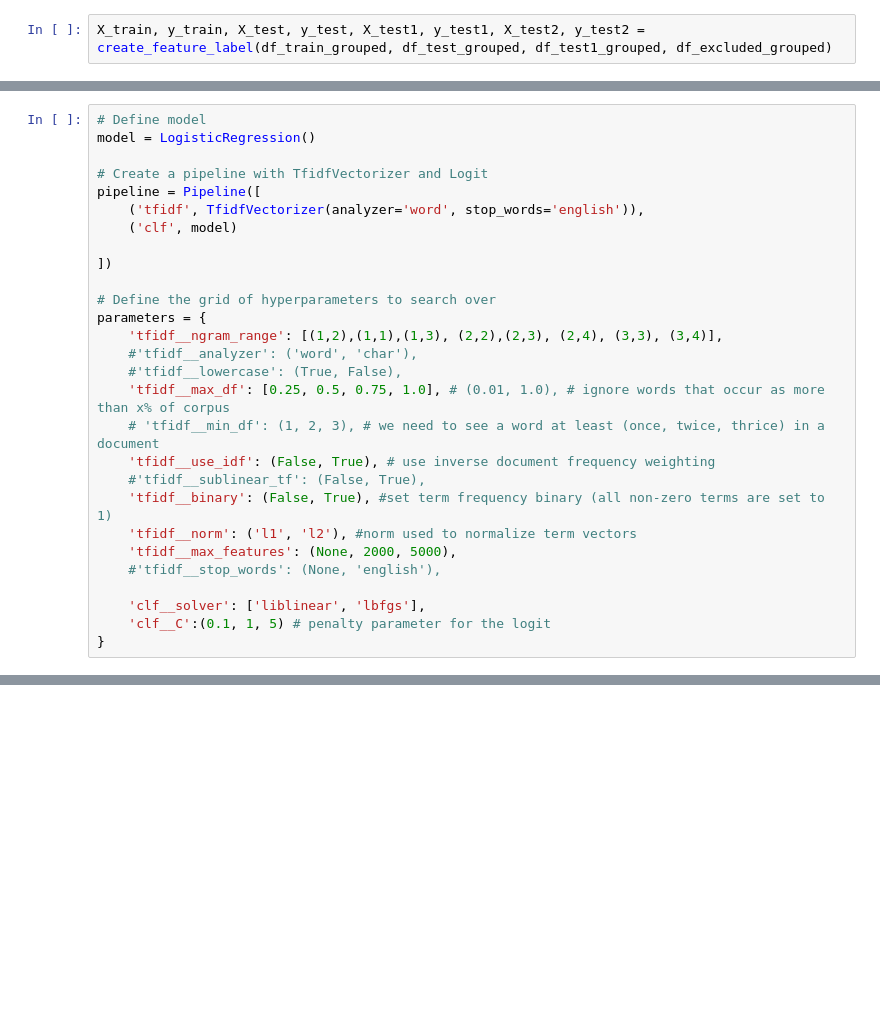
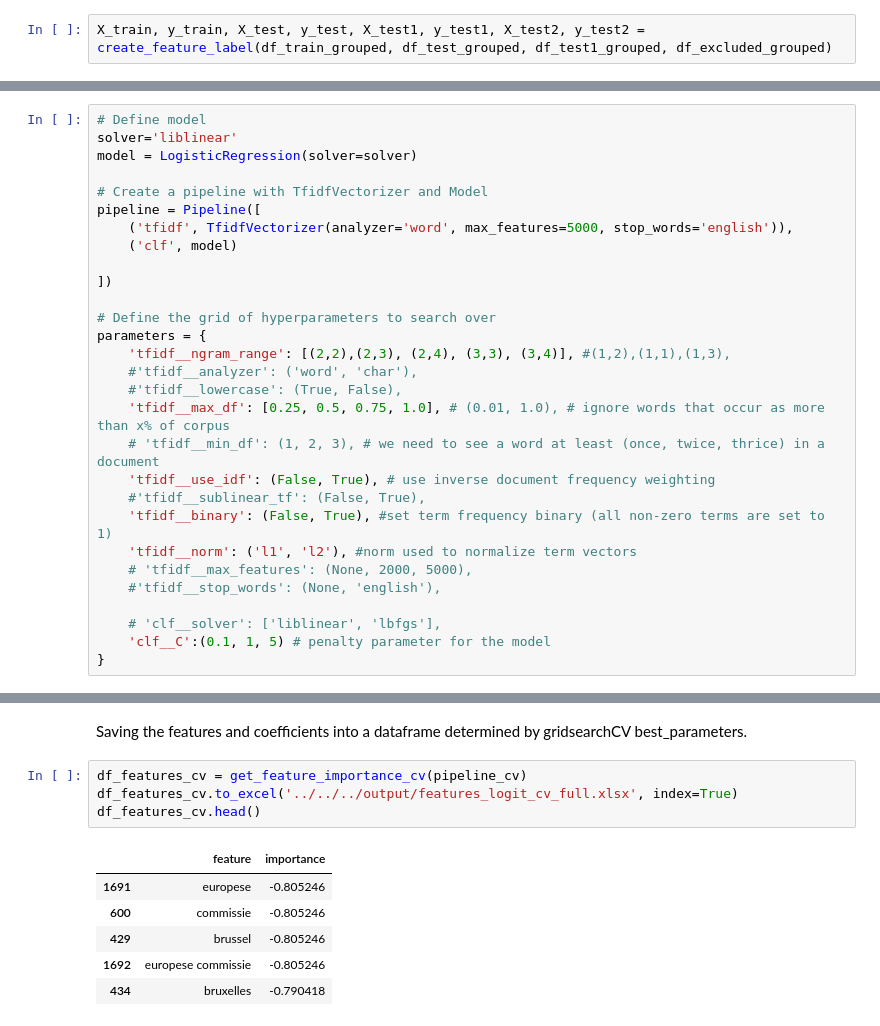
Before and after one commit to adellegia/predicting-merger-decision-outcomes, a Jupyter notebook: src/python/notebook/baseline_logit.ipynb, the cells around one changed output, grey strips where cells are left out. Saved outputs shown, nothing was run; the diff lists cells and outputs as text; blank space fills up the shorter version.

```diff
--- a/src/python/notebook/baseline_logit.ipynb
+++ b/src/python/notebook/baseline_logit.ipynb
@@ -84,17 +94,18 @@ X_train, y_train, X_test, y_test, X_test1, y_test1, X_test2, y_test2 = create_fe
 # %%
 # Define model
-model = LogisticRegression()
+solver='liblinear'
+model = LogisticRegression(solver=solver)
 
-# Create a pipeline with TfidfVectorizer and Logit
+# Create a pipeline with TfidfVectorizer and Model
 pipeline = Pipeline([
-    ('tfidf', TfidfVectorizer(analyzer='word', stop_words='english')),
+    ('tfidf', TfidfVectorizer(analyzer='word', max_features=5000, stop_words='english')),
     ('clf', model)
 
 ])
 
 # Define the grid of hyperparameters to search over
 parameters = {
-    'tfidf__ngram_range': [(1,2),(1,1),(1,3), (2,2),(2,3), (2,4), (3,3), (3,4)],
+    'tfidf__ngram_range': [(2,2),(2,3), (2,4), (3,3), (3,4)], #(1,2),(1,1),(1,3),
     #'tfidf__analyzer': ('word', 'char'),
     #'tfidf__lowercase': (True, False),
     'tfidf__max_df': [0.25, 0.5, 0.75, 1.0], # (0.01, 1.0), # ignore words that occur as more than x% of corpus
@@ -103,9 +114,9 @@ parameters = {
     #'tfidf__sublinear_tf': (False, True),
     'tfidf__binary': (False, True), #set term frequency binary (all non-zero terms are set to 1)
     'tfidf__norm': ('l1', 'l2'), #norm used to normalize term vectors
-    'tfidf__max_features': (None, 2000, 5000),
+    # 'tfidf__max_features': (None, 2000, 5000),
     #'tfidf__stop_words': (None, 'english'),
 
-    'clf__solver': ['liblinear', 'lbfgs'],
-    'clf__C':(0.1, 1, 5) # penalty parameter for the logit
+    # 'clf__solver': ['liblinear', 'lbfgs'],
+    'clf__C':(0.1, 1, 5) # penalty parameter for the model
 }
@@ -208,0 +178,13 @@ weighted avg       0.79      0.78      0.78       157
+# %% [markdown]
+Saving the features and coefficients into a dataframe determined by gridsearchCV best_parameters.
+# %%
+df_features_cv = get_feature_importance_cv(pipeline_cv)
+df_features_cv.to_excel('../../../output/features_logit_cv_full.xlsx', index=True)
+df_features_cv.head()
+# %% [output]
+|  | feature | importance |
+| 1691 | europese | -0.805246 |
+| 600 | commissie | -0.805246 |
+| 429 | brussel | -0.805246 |
+| 1692 | europese commissie | -0.805246 |
+| 434 | bruxelles | -0.790418 |
```
Also changed, not shown: parts of 32 cells of this notebook.
